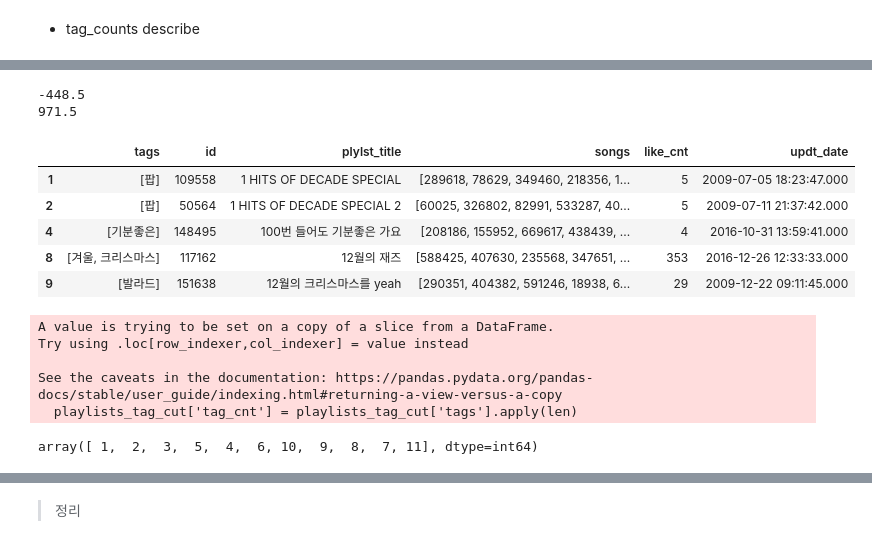
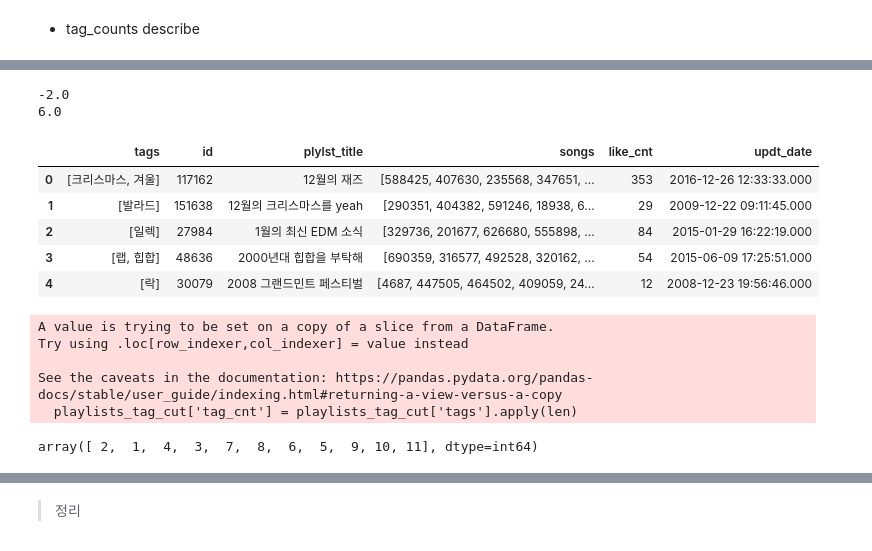
Before and after one commit to pulpo125/AIPlayer_Pling, a Jupyter notebook: 1_analysis/3_전처리.ipynb, the cells around one changed output, grey strips where cells are left out. Drawn from its saved outputs; the diff is of its cells as text; code cells hidden in the pictures.

```diff
--- a/1_analysis/3_전처리.ipynb
+++ b/1_analysis/3_전처리.ipynb
@@ -485,0 +744,2 @@ memory usage: 4.0+ MB
+# %%
+playlists_song_like_cut = pd.read_json('../0_data/data2.json', typ = 'frame', encoding='utf-8')
@@ -486,7 +767,6 @@ memory usage: 4.0+ MB
 # %%
 # tag usage count 계산
-tag_counts = playlists_song_tag_cut.explode('tags')['tags'].value_counts(ascending=True)
+tag_counts = playlists_song_like_cut.explode('tags')['tags'].value_counts(ascending=True)
 
-# 1번 이하로 사용된 태그
-unique_tags = list(tag_counts[tag_counts == 1].index)
-unique_tags
+# 10번 사용된 태그
+less_than_10_tags = list(tag_counts[tag_counts <= 10].index) # 17935개
@@ -527,11 +791,16 @@ Name: tag_cnt, dtype: float64
 # %%
-Q1 = 84
-Q3 = 439
+Q1 = 1
+Q3 = 3
 IQR = Q3 - Q1
 
 print(Q1-(1.5*IQR))
 print(Q3+(1.5*IQR))
 # %% [output]
--448.5
-971.5
+-2.0
+6.0
+# %%
+from tqdm import tqdm
+tqdm.pandas()
+
+playlists_song_like_cut['tags'] = playlists_song_like_cut['tags'].progress_apply(lambda tags: list(set(tags).difference(less_than_10_tags)))
 # %%
@@ -540,14 +809,14 @@ playlists_song_tag_cut['tags'] = playlists_song_tag_cut['tags'].apply(lambda x:
 # %%
 # tags가 비어있지 않은 행만 남김
-playlists_tag_cut = playlists_song_tag_cut[playlists_song_tag_cut['tags'].apply(lambda x: len(x) > 0)]
+playlists_tag_cut = playlists_song_like_cut[playlists_song_like_cut['tags'].apply(lambda x: len(x) > 0)]
 playlists_tag_cut.head()
 # %% [output]
 |  | tags | id | plylst_title | songs | like_cnt | updt_date |
-| 1 | [팝] | 109558 | 1 HITS OF DECADE SPECIAL | [289618, 78629, 349460, 218356, 1... | 5 | 2009-07-05 18:23:47.000 |
-| 2 | [팝] | 50564 | 1 HITS OF DECADE SPECIAL 2 | [60025, 326802, 82991, 533287, 40... | 5 | 2009-07-11 21:37:42.000 |
-| 4 | [기분좋은] | 148495 | 100번 들어도 기분좋은 가요 | [208186, 155952, 669617, 438439, ... | 4 | 2016-10-31 13:59:41.000 |
-| 8 | [겨울, 크리스마스] | 117162 | 12월의 재즈 | [588425, 407630, 235568, 347651, ... | 353 | 2016-12-26 12:33:33.000 |
-| 9 | [발라드] | 151638 | 12월의 크리스마스를 yeah | [290351, 404382, 591246, 18938, 6... | 29 | 2009-12-22 09:11:45.000 |
+| 0 | [크리스마스, 겨울] | 117162 | 12월의 재즈 | [588425, 407630, 235568, 347651, ... | 353 | 2016-12-26 12:33:33.000 |
+| 1 | [발라드] | 151638 | 12월의 크리스마스를 yeah | [290351, 404382, 591246, 18938, 6... | 29 | 2009-12-22 09:11:45.000 |
+| 2 | [일렉] | 27984 | 1월의 최신 EDM 소식 | [329736, 201677, 626680, 555898, ... | 84 | 2015-01-29 16:22:19.000 |
+| 3 | [랩, 힙합] | 48636 | 2000년대 힙합을 부탁해 | [690359, 316577, 492528, 320162, ... | 54 | 2015-06-09 17:25:51.000 |
+| 4 | [락] | 30079 | 2008 그랜드민트 페스티벌 | [4687, 447505, 464502, 409059, 24... | 12 | 2008-12-23 19:56:46.000 |
 # %%
 playlists_tag_cut['tag_cnt'] = playlists_tag_cut['tags'].apply(len)
 playlists_tag_cut['tag_cnt'].unique()
@@ -557,4 +826,4 @@ Try using .loc[row_indexer,col_indexer] = value instead
 
 See the caveats in the documentation: https://pandas.pydata.org/pandas-docs/stable/user_guide/indexing.html#returning-a-view-versus-a-copy
   playlists_tag_cut['tag_cnt'] = playlists_tag_cut['tags'].apply(len)
-array([ 1,  2,  3,  5,  4,  6, 10,  9,  8,  7, 11], dtype=int64)
+array([ 2,  1,  4,  3,  7,  8,  6,  5,  9, 10, 11], dtype=int64)
```
Also changed, not shown: parts of 89 cells of this notebook, 2 other files.
